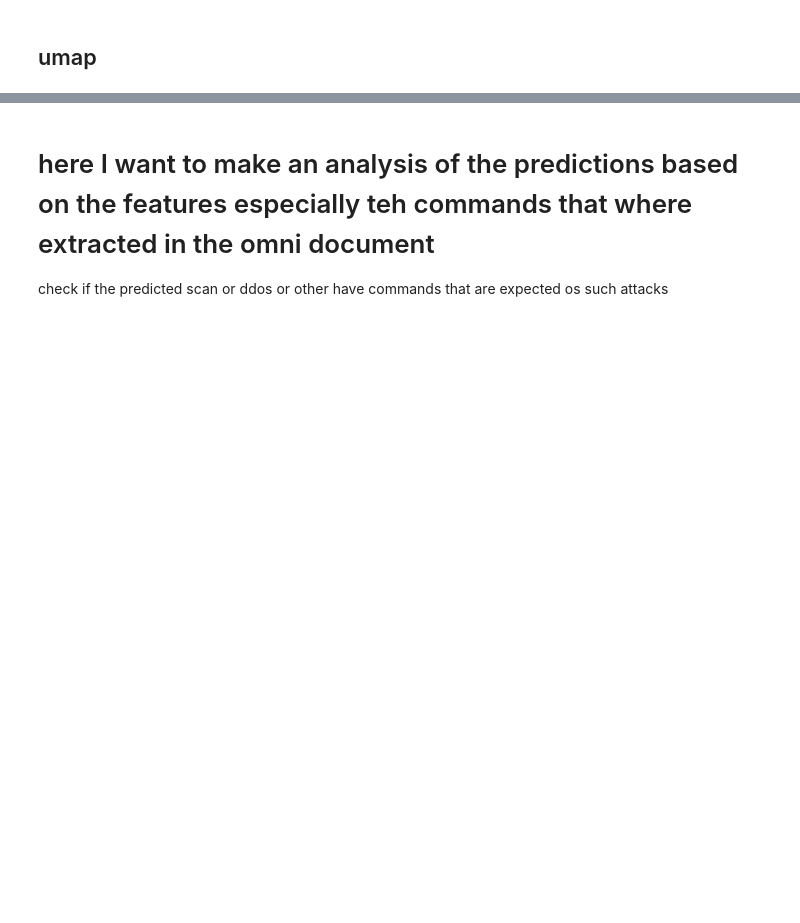
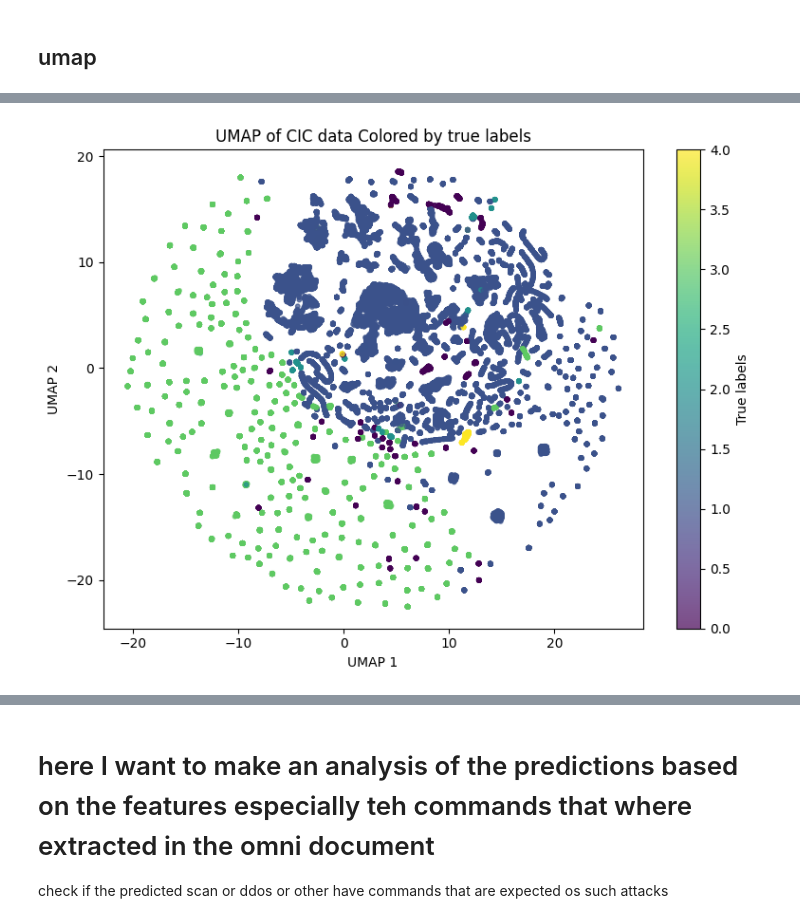
Before and after one commit to lucchinaluca/thesis-datasec, a Jupyter notebook: cic.ipynb, the cells around one changed output, grey strips where cells are left out. Drawn from its saved outputs; the diff is of its cells as text; code cells hidden in the pictures; blank space fills up the shorter version.

```diff
--- a/cic.ipynb
+++ b/cic.ipynb
@@ -359,15 +551,17 @@ plt.show()
 # %%
 pca = umap.UMAP()
 X_pca = pca.fit_transform(x_test)
 
 plt.figure(figsize=(8, 6))
 scatter = plt.scatter(X_pca[:, 0], X_pca[:, 1], c=pred, alpha=0.7, s=10)
 plt.xlabel('UMAP 1')
 plt.ylabel('UMAP 2')
-plt.title('UMAP of cic data Colored by true labels')
+plt.title('UMAP of CIC data Colored by true labels')
 plt.colorbar(scatter, label='True labels')
 plt.tight_layout()
 plt.show()
+# %% [output]
+[figure, added]
 # %%
 import shap
 
```
Also changed, not shown: parts of 45 cells of this notebook, 1 other file.
